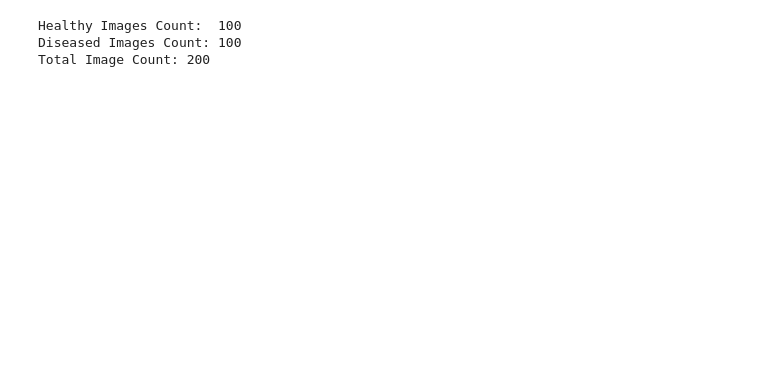
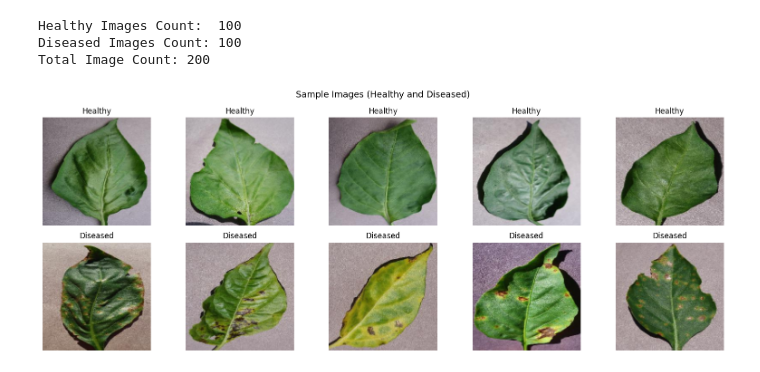
Before and after one commit to heyisula/plant-disease-detection, a Jupyter notebook: train.ipynb, the cells around one changed output. Cells and saved outputs as stored; diff of their text form; code cells hidden in the pictures; blank space fills up the shorter version.

```diff
--- a/train.ipynb
+++ b/train.ipynb
@@ -37,7 +37,7 @@ def load_images (folder, label, count=100):
             continue
 
         img = cv2.resize(img, imgSize)
-        img = cv2.cvtColor(img, cv2.COLOR_BGR2GRAY)
+        img = cv2.cvtColor(img, cv2.COLOR_BGR2RGB)
 
         images.append(img)
         labels.append(label)
@@ -60,3 +60,21 @@ print(f"Total Image Count: {len(all_images)}")
 Healthy Images Count:  100
 Diseased Images Count: 100
 Total Image Count: 200
+# %%
+fig, axes = plt.subplots(2, 5, figsize=(16, 6))
+fig.suptitle('Sample Images (Healthy and Diseased)', fontsize=14)
+
+for i in range(5):
+    axes[0, i].imshow(healthy_imgs[i])
+    axes[0, i].axis('off')
+    axes[0, i].set_title('Healthy')
+
+    axes[1, i].imshow(diseased_imgs[i])
+    axes[1, i].axis('off')
+    axes[1, i].set_title('Diseased')
+
+plt.tight_layout()
+plt.savefig('out/output_samples.png', dpi=150)
+plt.show()
+# %% [output]
+[figure, added]
```
Also changed, not shown: 1 other file.
